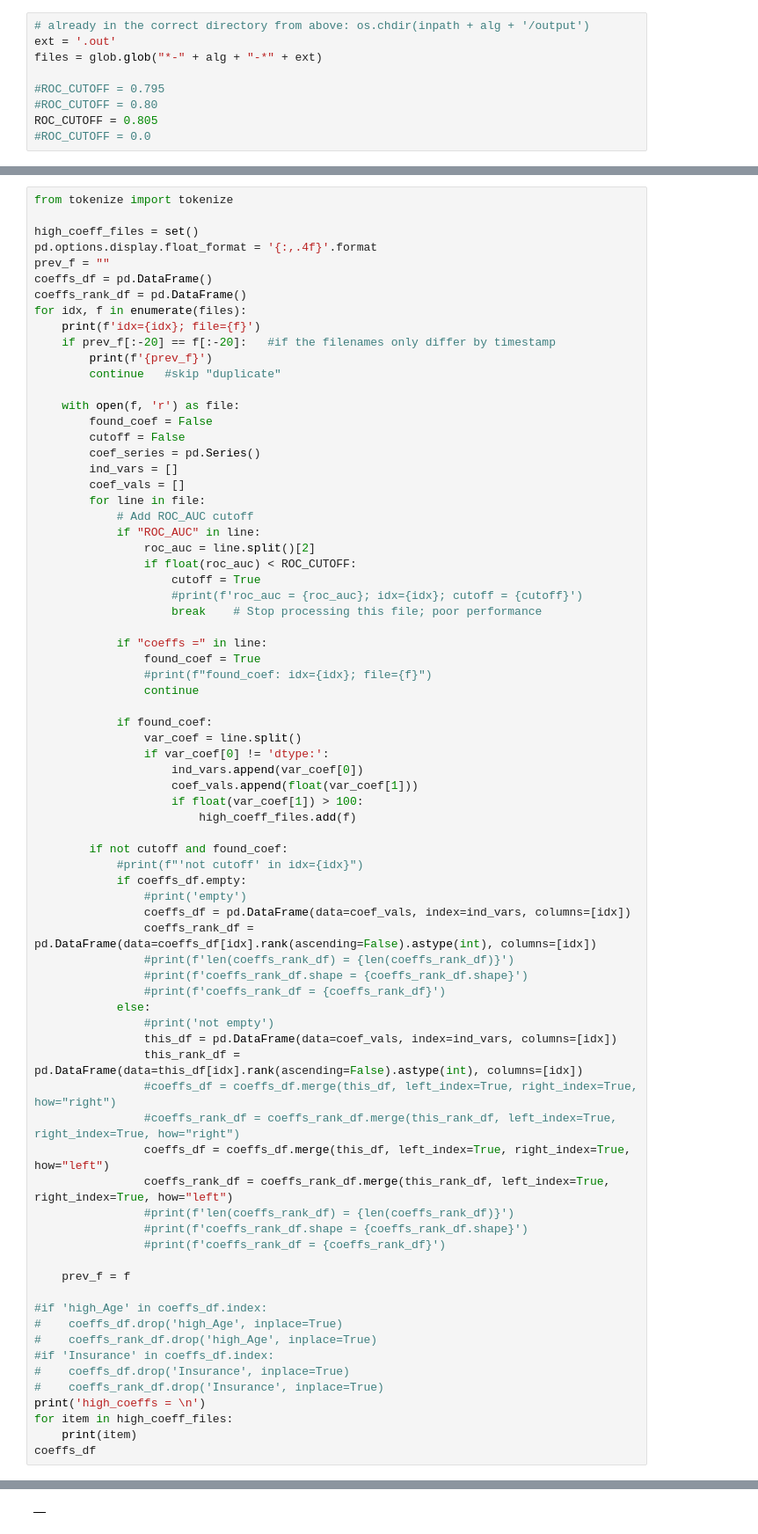
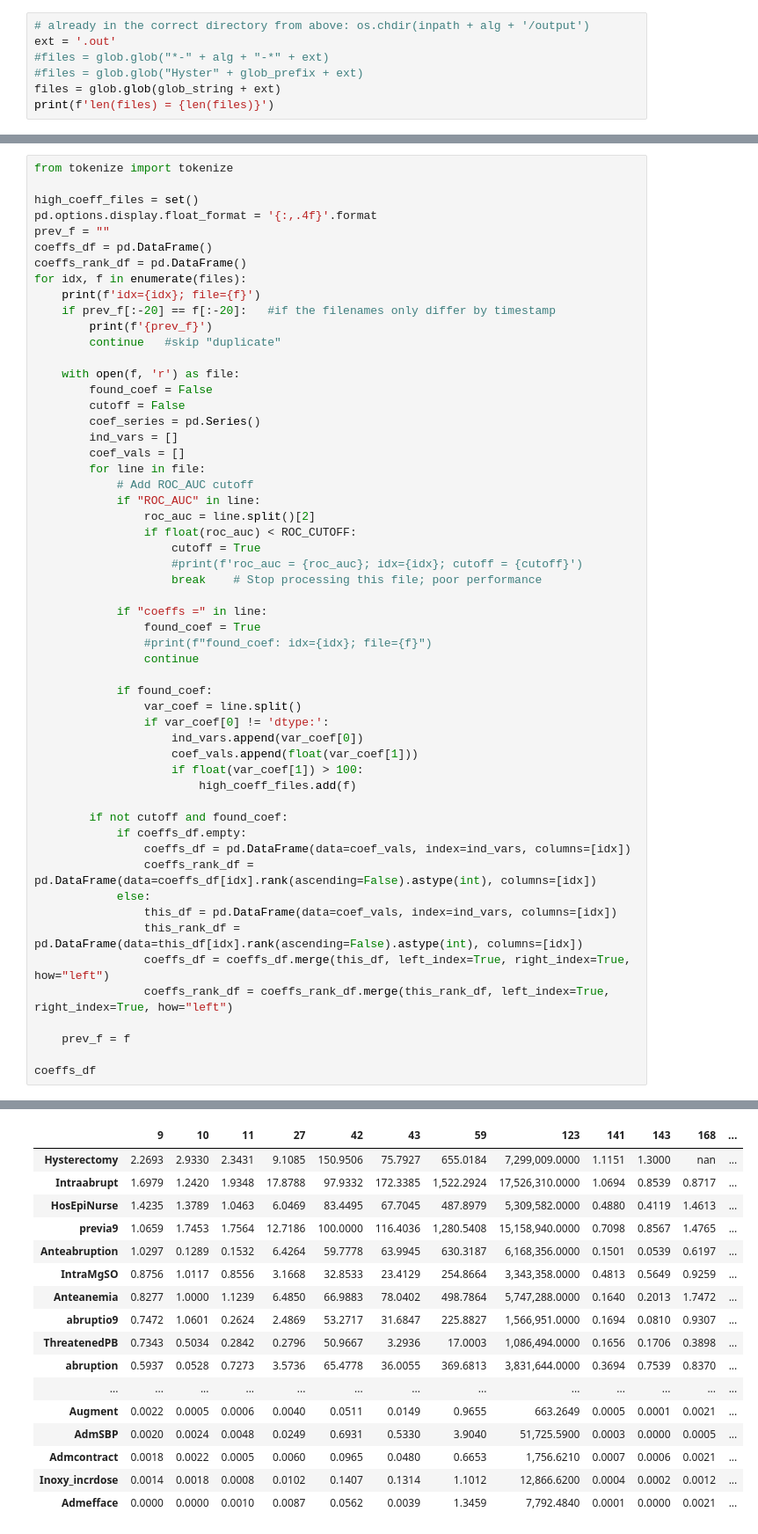
Before and after one commit to lhncbc/MFM_bopf, a Jupyter notebook: src/multi_predict/spread_coeffs_combo.ipynb, the cells around one changed output, grey strips where cells are left out. Shown at 88% size. Saved outputs shown, nothing was run; the diff lists cells and outputs as text.

```diff
--- a/src/multi_predict/spread_coeffs_combo.ipynb
+++ b/src/multi_predict/spread_coeffs_combo.ipynb
@@ -122,9 +154,7 @@ small.to_csv(outpath + alg + '_ROC_Results.csv')
 # %%
 # already in the correct directory from above: os.chdir(inpath + alg + '/output')
 ext = '.out'
-files = glob.glob("*-" + alg + "-*" + ext)
-
-#ROC_CUTOFF = 0.795
-#ROC_CUTOFF = 0.80
-ROC_CUTOFF = 0.805
-#ROC_CUTOFF = 0.0
+#files = glob.glob("*-" + alg + "-*" + ext)
+#files = glob.glob("Hyster" + glob_prefix + ext)
+files = glob.glob(glob_string + ext)
+print(f'len(files) = {len(files)}')
@@ -180,36 +228,16 @@ for idx, f in enumerate(files):
                         high_coeff_files.add(f)
 
         if not cutoff and found_coef:
-            #print(f"'not cutoff' in idx={idx}")
             if coeffs_df.empty:
-                #print('empty')
                 coeffs_df = pd.DataFrame(data=coef_vals, index=ind_vars, columns=[idx])
                 coeffs_rank_df = pd.DataFrame(data=coeffs_df[idx].rank(ascending=False).astype(int), columns=[idx])
-                #print(f'len(coeffs_rank_df) = {len(coeffs_rank_df)}')
-                #print(f'coeffs_rank_df.shape = {coeffs_rank_df.shape}')
-                #print(f'coeffs_rank_df = {coeffs_rank_df}')
             else:
-                #print('not empty')
                 this_df = pd.DataFrame(data=coef_vals, index=ind_vars, columns=[idx])
                 this_rank_df = pd.DataFrame(data=this_df[idx].rank(ascending=False).astype(int), columns=[idx])
-                #coeffs_df = coeffs_df.merge(this_df, left_index=True, right_index=True, how="right")
-                #coeffs_rank_df = coeffs_rank_df.merge(this_rank_df, left_index=True, right_index=True, how="right")
                 coeffs_df = coeffs_df.merge(this_df, left_index=True, right_index=True, how="left")
                 coeffs_rank_df = coeffs_rank_df.merge(this_rank_df, left_index=True, right_index=True, how="left")
-                #print(f'len(coeffs_rank_df) = {len(coeffs_rank_df)}')
-                #print(f'coeffs_rank_df.shape = {coeffs_rank_df.shape}')
-                #print(f'coeffs_rank_df = {coeffs_rank_df}')
 
     prev_f = f
 
-#if 'high_Age' in coeffs_df.index:
-#    coeffs_df.drop('high_Age', inplace=True)
-#    coeffs_rank_df.drop('high_Age', inplace=True)
-#if 'Insurance' in coeffs_df.index:
-#    coeffs_df.drop('Insurance', inplace=True)
-#    coeffs_rank_df.drop('Insurance', inplace=True)
-print('high_coeffs = \n')
-for item in high_coeff_files:
-    print(item)
 coeffs_df
 # %% [output]
@@ -233 +261,17 @@ high_coeffs =
-|  |
+|  | 9 | 10 | 11 | 27 | 42 | 43 | 59 | 123 | 141 | 143 | 168 | ... |
+| Hysterectomy | 2.2693 | 2.9330 | 2.3431 | 9.1085 | 150.9506 | 75.7927 | 655.0184 | 7,299,009.0000 | 1.1151 | 1.3000 | nan | ... |
+| Intraabrupt | 1.6979 | 1.2420 | 1.9348 | 17.8788 | 97.9332 | 172.3385 | 1,522.2924 | 17,526,310.0000 | 1.0694 | 0.8539 | 0.8717 | ... |
+| HosEpiNurse | 1.4235 | 1.3789 | 1.0463 | 6.0469 | 83.4495 | 67.7045 | 487.8979 | 5,309,582.0000 | 0.4880 | 0.4119 | 1.4613 | ... |
+| previa9 | 1.0659 | 1.7453 | 1.7564 | 12.7186 | 100.0000 | 116.4036 | 1,280.5408 | 15,158,940.0000 | 0.7098 | 0.8567 | 1.4765 | ... |
+| Anteabruption | 1.0297 | 0.1289 | 0.1532 | 6.4264 | 59.7778 | 63.9945 | 630.3187 | 6,168,356.0000 | 0.1501 | 0.0539 | 0.6197 | ... |
+| IntraMgSO | 0.8756 | 1.0117 | 0.8556 | 3.1668 | 32.8533 | 23.4129 | 254.8664 | 3,343,358.0000 | 0.4813 | 0.5649 | 0.9259 | ... |
+| Anteanemia | 0.8277 | 1.0000 | 1.1239 | 6.4850 | 66.9883 | 78.0402 | 498.7864 | 5,747,288.0000 | 0.1640 | 0.2013 | 1.7472 | ... |
+| abruptio9 | 0.7472 | 1.0601 | 0.2624 | 2.4869 | 53.2717 | 31.6847 | 225.8827 | 1,566,951.0000 | 0.1694 | 0.0810 | 0.9307 | ... |
+| ThreatenedPB | 0.7343 | 0.5034 | 0.2842 | 0.2796 | 50.9667 | 3.2936 | 17.0003 | 1,086,494.0000 | 0.1656 | 0.1706 | 0.3898 | ... |
+| abruption | 0.5937 | 0.0528 | 0.7273 | 3.5736 | 65.4778 | 36.0055 | 369.6813 | 3,831,644.0000 | 0.3694 | 0.7539 | 0.8370 | ... |
+| ... | ... | ... | ... | ... | ... | ... | ... | ... | ... | ... | ... | ... |
+| Augment | 0.0022 | 0.0005 | 0.0006 | 0.0040 | 0.0511 | 0.0149 | 0.9655 | 663.2649 | 0.0005 | 0.0001 | 0.0021 | ... |
+| AdmSBP | 0.0020 | 0.0024 | 0.0048 | 0.0249 | 0.6931 | 0.5330 | 3.9040 | 51,725.5900 | 0.0003 | 0.0000 | 0.0005 | ... |
+| Admcontract | 0.0018 | 0.0022 | 0.0005 | 0.0060 | 0.0965 | 0.0480 | 0.6653 | 1,756.6210 | 0.0007 | 0.0006 | 0.0021 | ... |
+| Inoxy_incrdose | 0.0014 | 0.0018 | 0.0008 | 0.0102 | 0.1407 | 0.1314 | 1.1012 | 12,866.6200 | 0.0004 | 0.0002 | 0.0012 | ... |
+| Admefface | 0.0000 | 0.0000 | 0.0010 | 0.0087 | 0.0562 | 0.0039 | 1.3459 | 7,792.4840 | 0.0001 | 0.0000 | 0.0021 | ... |
```
Also changed, not shown: parts of 20 cells of this notebook, 1 other file.
